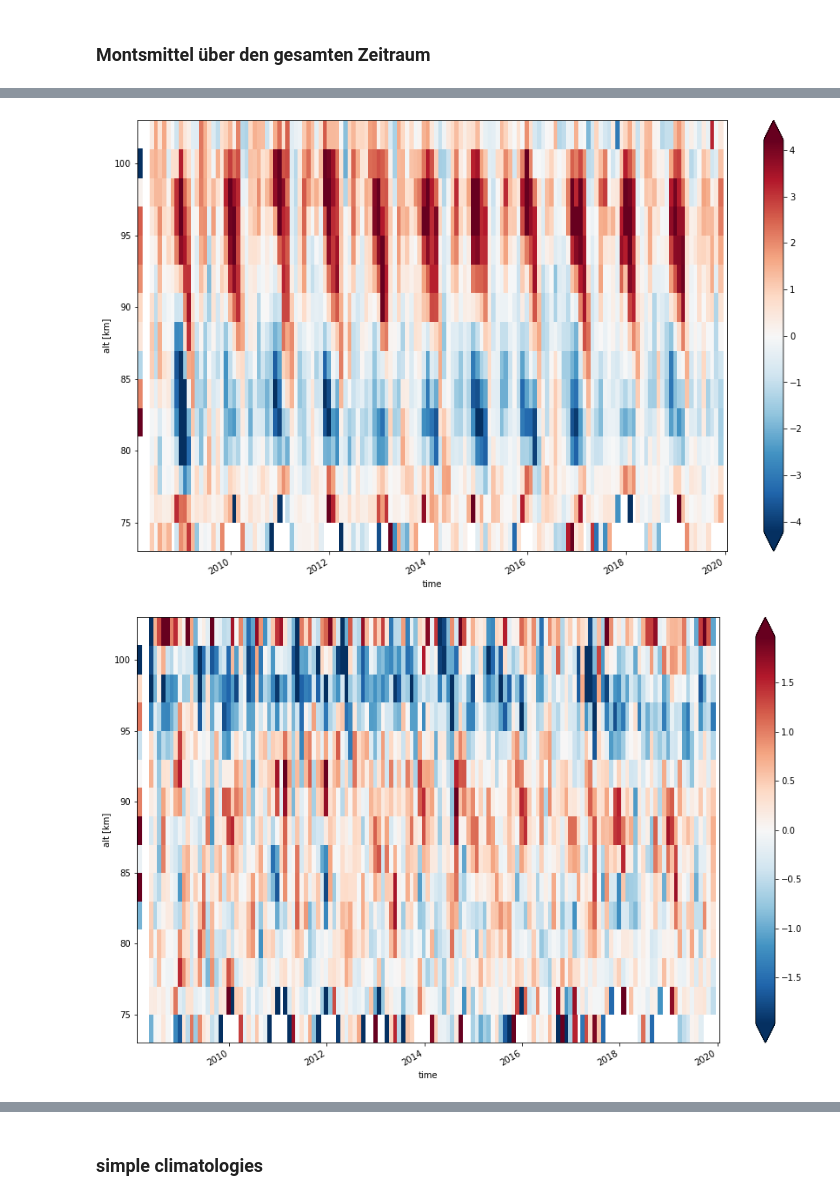
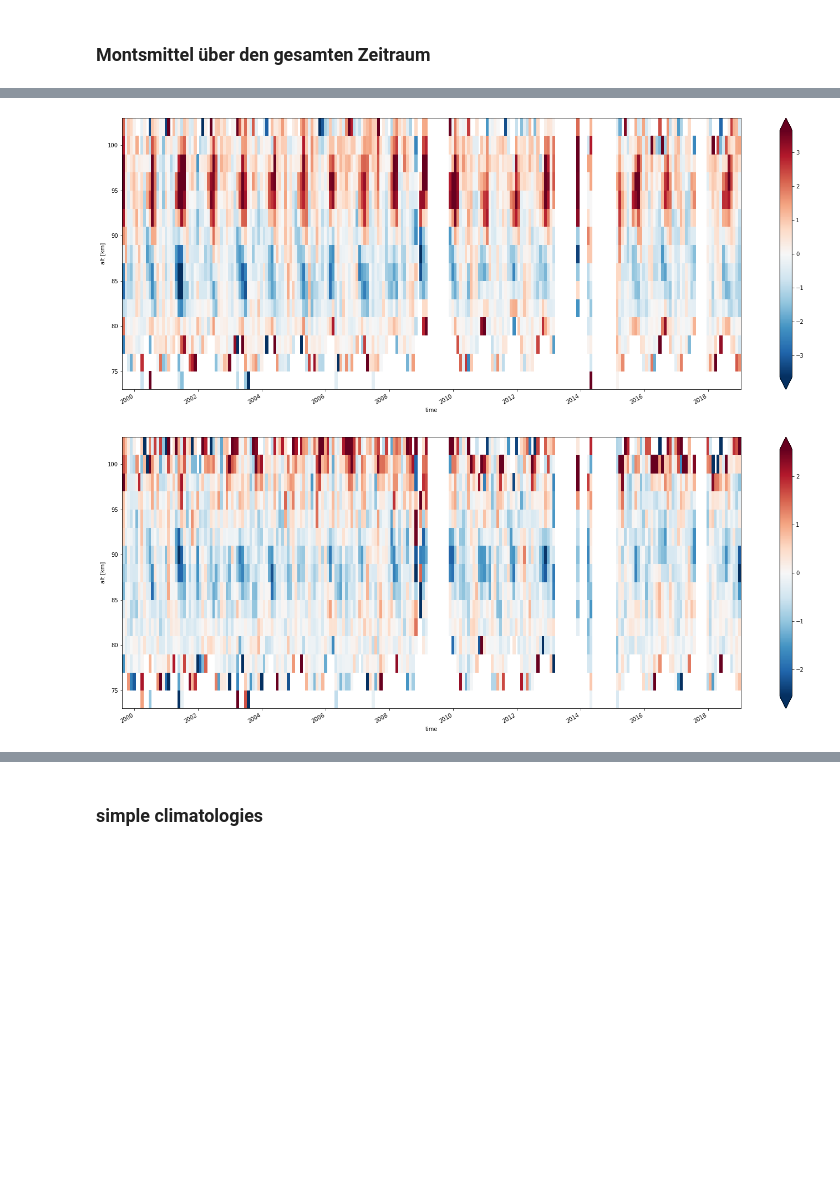
Before and after one commit to VACILT/trends_project, a Jupyter notebook: data_introduction_jason.ipynb, the cells around one changed output, grey strips where cells are left out. Saved outputs shown, nothing was run; the diff lists cells and outputs as text; code cells hidden in the pictures; blank space fills up the shorter version.

```diff
--- a/data_introduction_jason.ipynb
+++ b/data_introduction_jason.ipynb
@@ -9,7 +9,7 @@ from matplotlib.legend_handler import HandlerLineCollection, HandlerTuple
 from scipy import stats
 # %%
 #SET STATION HERE
-station = 'Rio'
+station = 'Kir'
 root_path = '/home/gemeinsam_tmp/UA_students/data/'
 alt = [70, 72, 74, 76, 78, 80, 82, 84, 86, 88, 90, 92, 94, 96, 98, 100, 102, 104, \
        106, 108, 110, 112, 114, 116, 118, 120]
@@ -233,12 +233,12 @@ ax2 = v_radar_monthly_slice.plot(x='time',robust=True,figsize = [15,9])
 # %%
 ## GRAVITY WAVES
 u_gw_radar_monthly_slice=u_gw_radar_monthly.sel(alt = slice(74,102))
-ax1 = u_gw_radar_monthly_slice.plot(x='time',robust=True,figsize = [15,9])
+ax1 = u_gw_radar_monthly_slice.plot(x='time',robust=True,figsize = [25,9])
 v_gw_radar_monthly_slice=v_gw_radar_monthly.sel(alt = slice(74,102))
-ax2 = v_gw_radar_monthly_slice.plot(x='time',robust=True,figsize = [15,9])
+ax2 = v_gw_radar_monthly_slice.plot(x='time',robust=True,figsize = [25,9])
 # %% [output]
-[figure, old version]
+[figure, new version]
-[figure, old version]
+[figure, new version]
 # %%
 ## GRAVITY WAVE KINETIC ENERGY
 ekin_monthly_slice=ekin_radar_monthly.sel(alt = slice(74,102))
```
Also changed, not shown: parts of 29 cells of this notebook.
